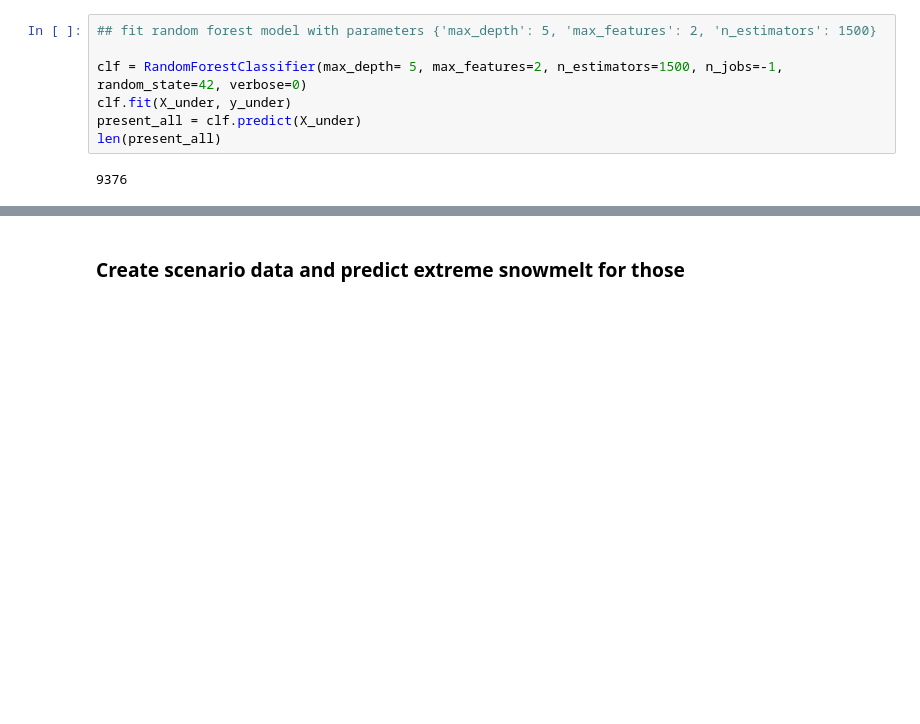
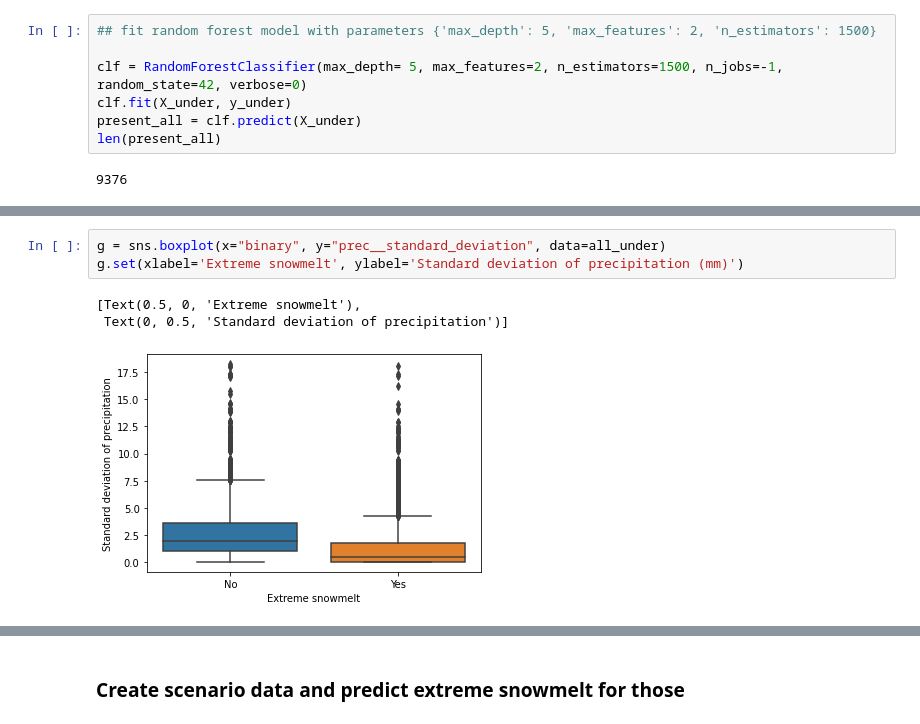
Before and after one commit to cbaggini/extreme-snowmelt-forecast, a Jupyter notebook: extreme-snowmelt-climate-change.ipynb, the cells around one changed output, grey strips where cells are left out. Drawn from its saved outputs; the diff is of its cells as text; blank space fills up the shorter version.

```diff
--- a/extreme-snowmelt-climate-change.ipynb
+++ b/extreme-snowmelt-climate-change.ipynb
@@ -88,0 +114,7 @@ forest_importances.plot.bar(yerr=std)
+# %%
+g = sns.boxplot(x="binary", y="prec__standard_deviation", data=all_under)
+g.set(xlabel='Extreme snowmelt', ylabel='Standard deviation of precipitation (mm)')
+# %% [output]
+[Text(0.5, 0, 'Extreme snowmelt'),
+ Text(0, 0.5, 'Standard deviation of precipitation')]
+[figure, added]
```
Also changed, not shown: parts of 20 cells of this notebook, 1 other file.
